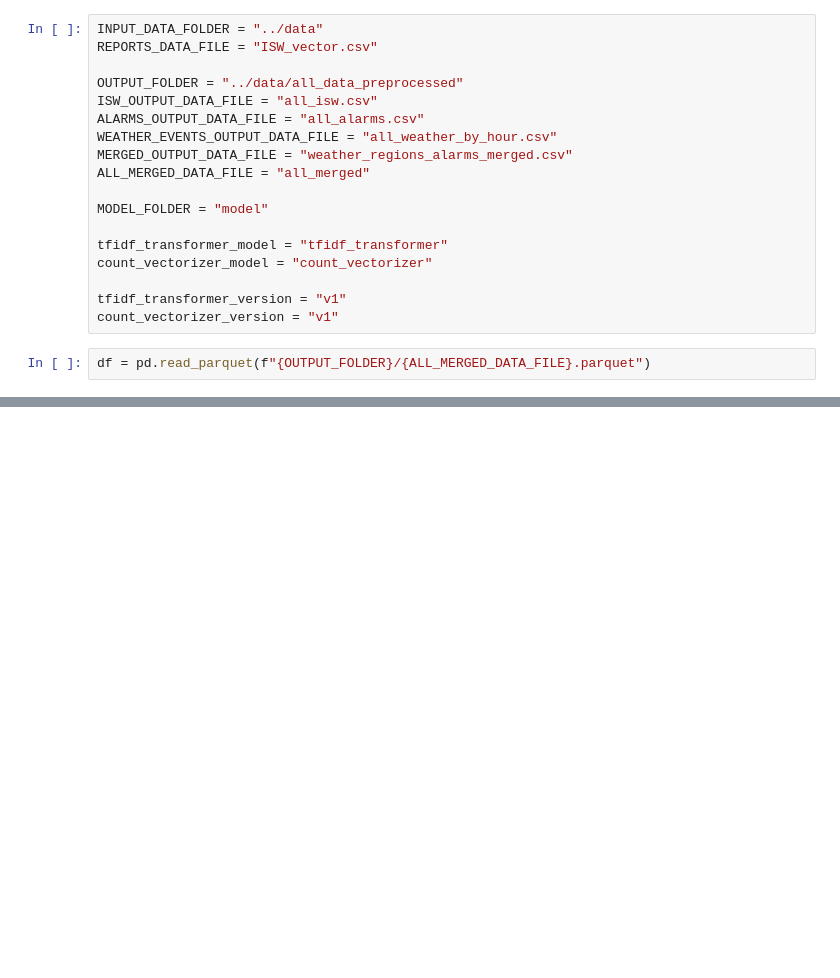
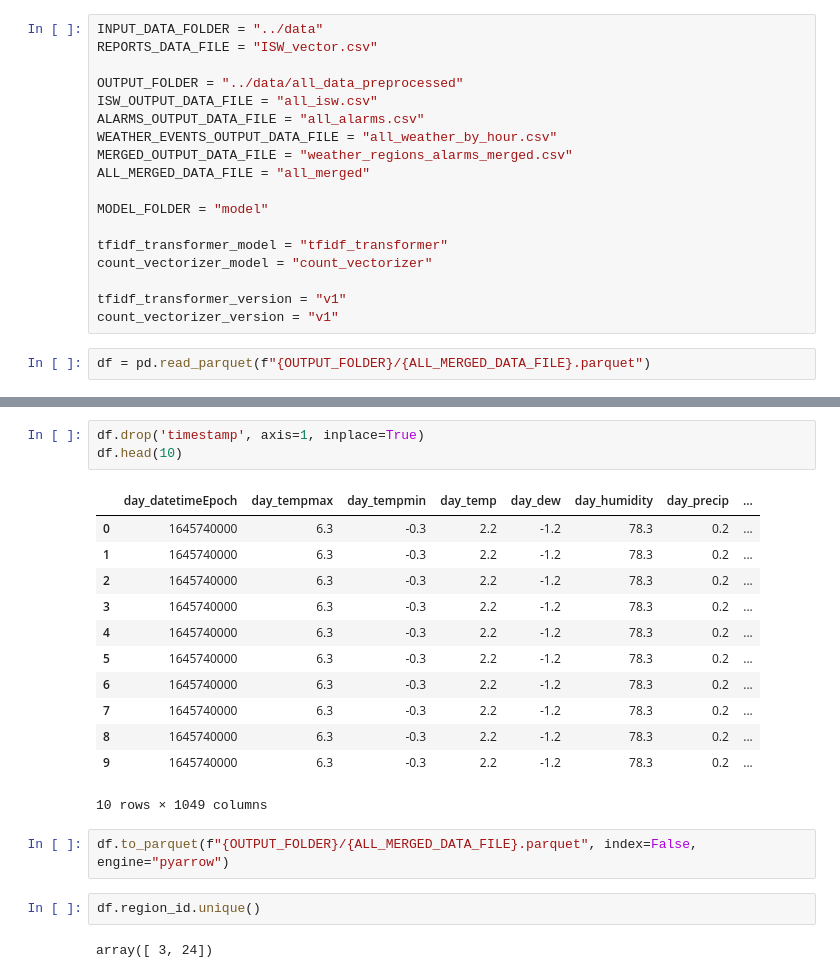
Before and after one commit to HliebOcheretianyi/H2_python_structure_and_data, a Jupyter notebook: src/feature.ipynb, the cells around one changed output, grey strips where cells are left out. Cells and saved outputs as stored; diff of their text form; blank space fills up the shorter version.

```diff
--- a/src/feature.ipynb
+++ b/src/feature.ipynb
@@ -50,0 +185,22 @@ df[['hour_datetimeEpoch','alarms_in_regions']].head(6)
+# %%
+df.drop('timestamp', axis=1, inplace=True)
+df.head(10)
+# %% [output]
+|  | day_datetimeEpoch | day_tempmax | day_tempmin | day_temp | day_dew | day_humidity | day_precip | ... |
+| 0 | 1645740000 | 6.3 | -0.3 | 2.2 | -1.2 | 78.3 | 0.2 | ... |
+| 1 | 1645740000 | 6.3 | -0.3 | 2.2 | -1.2 | 78.3 | 0.2 | ... |
+| 2 | 1645740000 | 6.3 | -0.3 | 2.2 | -1.2 | 78.3 | 0.2 | ... |
+| 3 | 1645740000 | 6.3 | -0.3 | 2.2 | -1.2 | 78.3 | 0.2 | ... |
+| 4 | 1645740000 | 6.3 | -0.3 | 2.2 | -1.2 | 78.3 | 0.2 | ... |
+| 5 | 1645740000 | 6.3 | -0.3 | 2.2 | -1.2 | 78.3 | 0.2 | ... |
+| 6 | 1645740000 | 6.3 | -0.3 | 2.2 | -1.2 | 78.3 | 0.2 | ... |
+| 7 | 1645740000 | 6.3 | -0.3 | 2.2 | -1.2 | 78.3 | 0.2 | ... |
+| 8 | 1645740000 | 6.3 | -0.3 | 2.2 | -1.2 | 78.3 | 0.2 | ... |
+| 9 | 1645740000 | 6.3 | -0.3 | 2.2 | -1.2 | 78.3 | 0.2 | ... |
+10 rows × 1049 columns
+# %%
+df.to_parquet(f"{OUTPUT_FOLDER}/{ALL_MERGED_DATA_FILE}.parquet", index=False, engine="pyarrow")
+# %%
+df.region_id.unique()
+# %% [output]
+array([ 3, 24])
```
Also changed, not shown: parts of 17 cells of this notebook, 3 other files.
